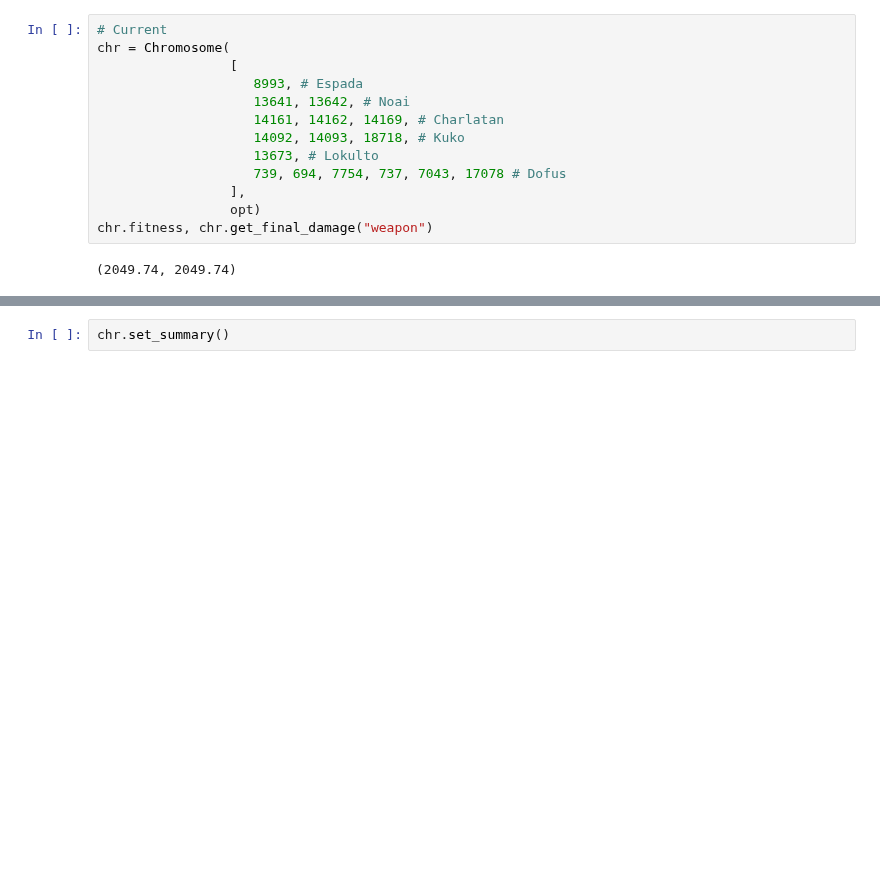
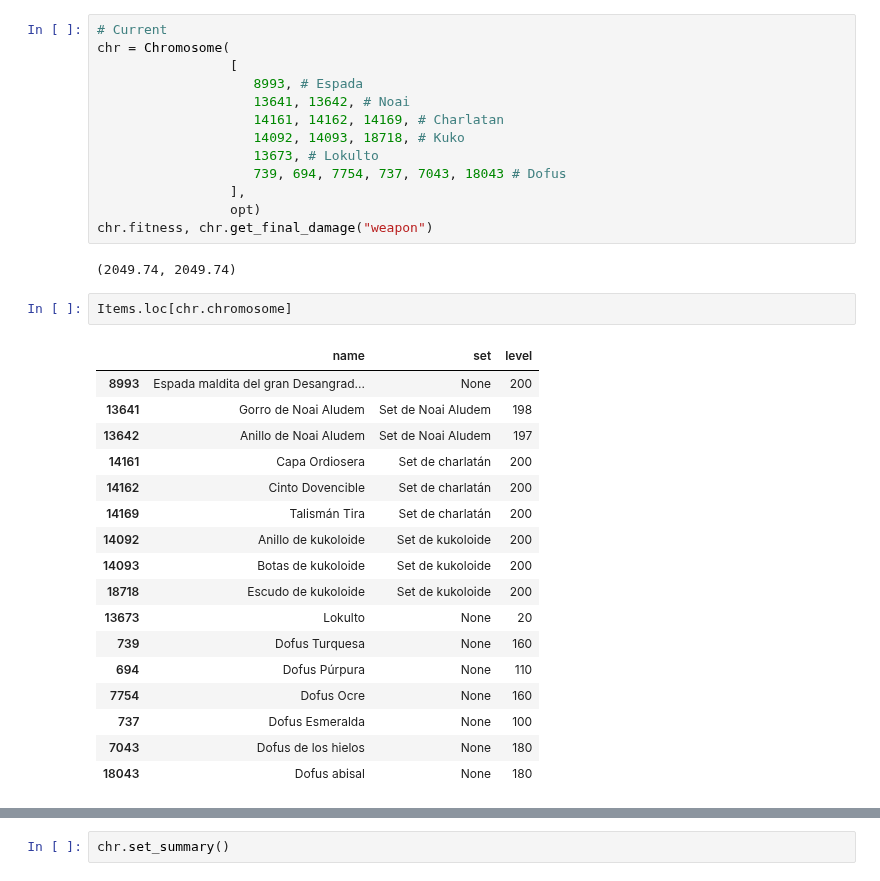
Before and after one commit to jdtibochab/dofus-set-optimizer, a Jupyter notebook: Optimize-Sacri.ipynb, the cells around one changed output, grey strips where cells are left out. Drawn from its saved outputs; the diff is of its cells as text; blank space fills up the shorter version.

```diff
--- a/Optimize-Sacri.ipynb
+++ b/Optimize-Sacri.ipynb
@@ -169,9 +183,29 @@ chr = Chromosome(
                     14161, 14162, 14169, # Charlatan
                     14092, 14093, 18718, # Kuko
                     13673, # Lokulto
-                    739, 694, 7754, 737, 7043, 17078 # Dofus
+                    739, 694, 7754, 737, 7043, 18043 # Dofus
                  ],
                  opt)
 chr.fitness, chr.get_final_damage("weapon")
 # %% [output]
 (2049.74, 2049.74)
+# %%
+Items.loc[chr.chromosome]
+# %% [output]
+|  | name | set | level |
+| 8993 | Espada maldita del gran Desangrad... | None | 200 |
+| 13641 | Gorro de Noai Aludem | Set de Noai Aludem | 198 |
+| 13642 | Anillo de Noai Aludem | Set de Noai Aludem | 197 |
+| 14161 | Capa Ordiosera | Set de charlatán | 200 |
+| 14162 | Cinto Dovencible | Set de charlatán | 200 |
+| 14169 | Talismán Tira | Set de charlatán | 200 |
+| 14092 | Anillo de kukoloide | Set de kukoloide | 200 |
+| 14093 | Botas de kukoloide | Set de kukoloide | 200 |
+| 18718 | Escudo de kukoloide | Set de kukoloide | 200 |
+| 13673 | Lokulto | None | 20 |
+| 739 | Dofus Turquesa | None | 160 |
+| 694 | Dofus Púrpura | None | 110 |
+| 7754 | Dofus Ocre | None | 160 |
+| 737 | Dofus Esmeralda | None | 100 |
+| 7043 | Dofus de los hielos | None | 180 |
+| 18043 | Dofus abisal | None | 180 |
```
Also changed, not shown: parts of 7 cells of this notebook, 19 other files.
